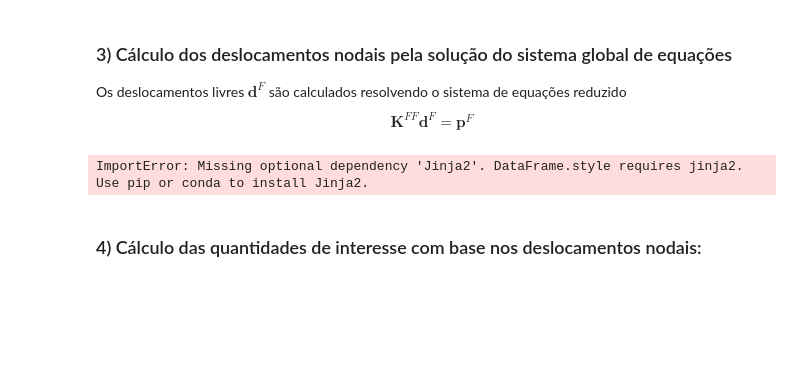
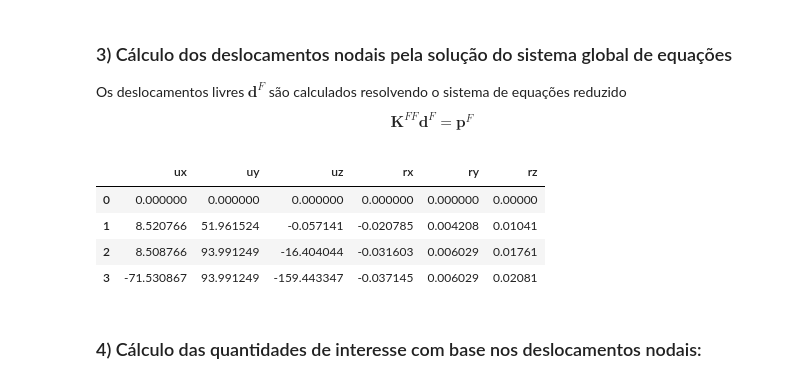
Before and after one commit to schaedleralmeida/AECPy, a Jupyter notebook: exemplos/AEC_ex06.ipynb, the cells around one changed output. Cells and saved outputs as stored; diff of their text form; code cells hidden in the pictures; blank space fills up the shorter version.

```diff
--- a/exemplos/AEC_ex06.ipynb
+++ b/exemplos/AEC_ex06.ipynb
@@ -298,13 +286,17 @@ d_F[:] = np.linalg.solve(K_FF, P_F)
 # %%
 # Impressão dos deslocamentos de cada nó (através de um DataFrame do 'pandas')
 deslocamentos_nodais = []
 for no in nos:
     deslocamentos_nodais.append(pmm.reunir(d, no.igdl))
 
-d_no = pd.DataFrame(deslocamentos_nodais, columns=No.info("gdls globais"))
-d_no.style.set_caption("Deslocamentos nodais")
+d_no = pd.DataFrame(deslocamentos_nodais, columns=No.gdls_globais)
+display(d_no)
 # %% [output]
-ImportError: Missing optional dependency 'Jinja2'. DataFrame.style requires jinja2. Use pip or conda to install Jinja2.
+|  | ux | uy | uz | rx | ry | rz |
+| 0 | 0.000000 | 0.000000 | 0.000000 | 0.000000 | 0.000000 | 0.00000 |
+| 1 | 8.520766 | 51.961524 | -0.057141 | -0.020785 | 0.004208 | 0.01041 |
+| 2 | 8.508766 | 93.991249 | -16.404044 | -0.031603 | 0.006029 | 0.01761 |
+| 3 | -71.530867 | 93.991249 | -159.443347 | -0.037145 | 0.006029 | 0.02081 |
 # %% [markdown]
 ### 4) Cálculo das quantidades de interesse com base nos deslocamentos nodais:
 # %% [markdown]
```
Also changed, not shown: parts of 17 cells of this notebook, 1 other file.
